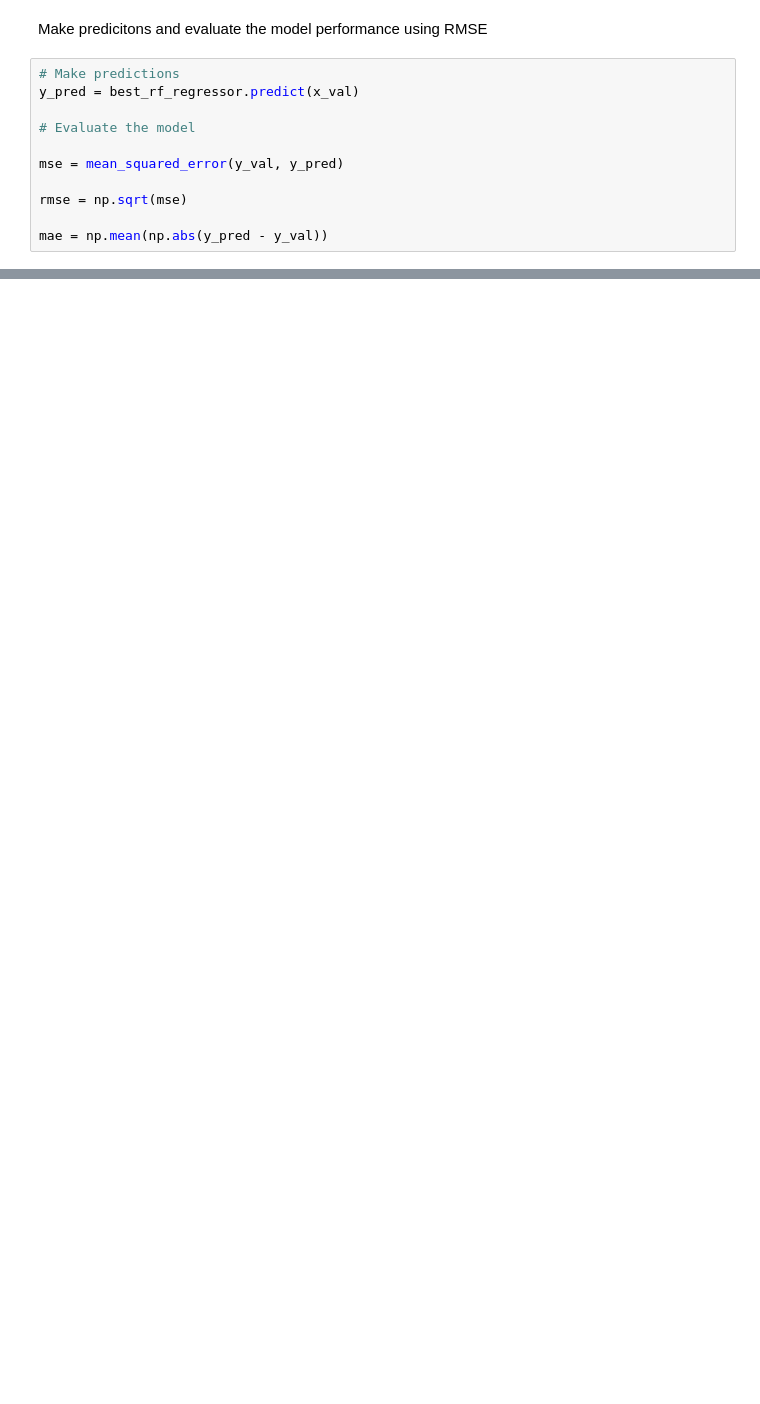
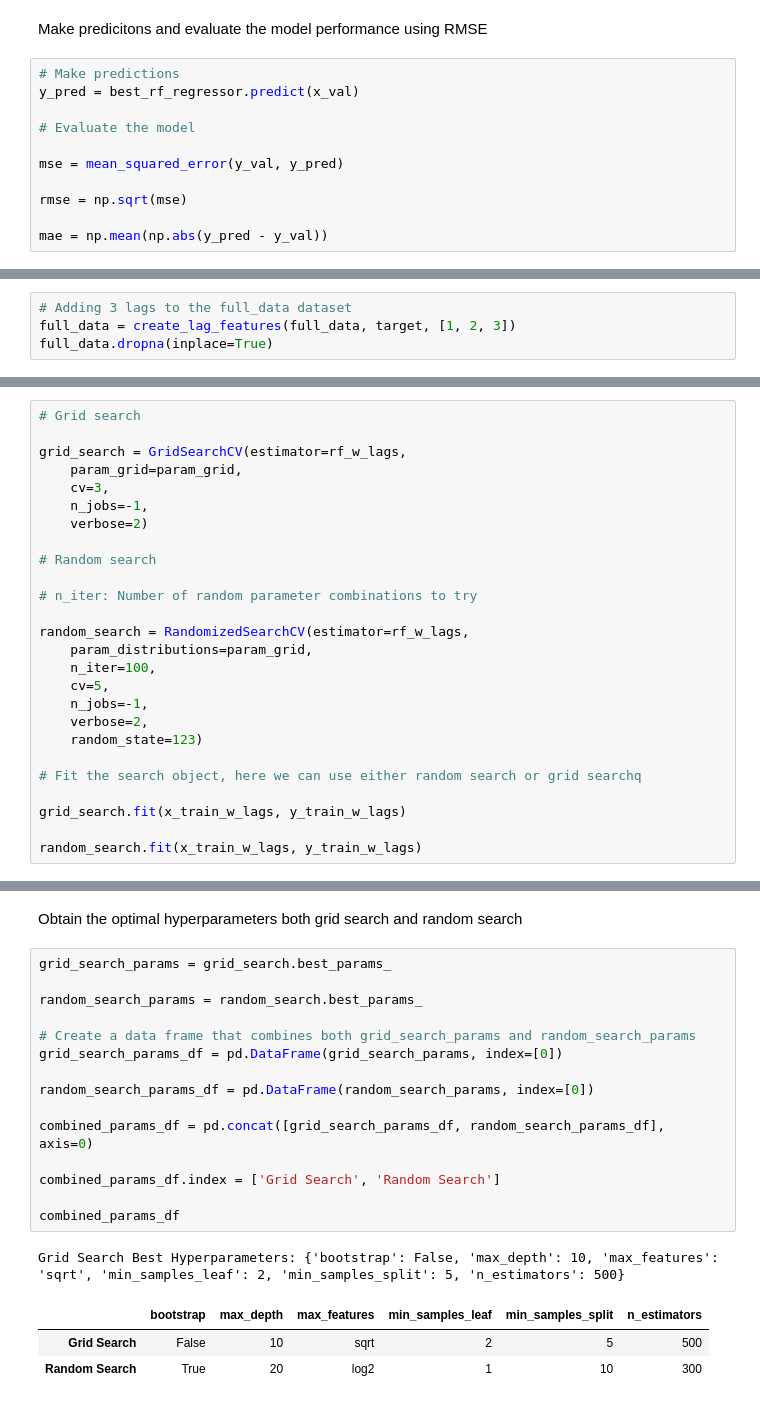
Before and after one commit to namtran6701/Inflation_Prediction, a Jupyter notebook: project_3.ipynb, the cells around one changed output, grey strips where cells are left out. Saved outputs shown, nothing was run; the diff lists cells and outputs as text; blank space fills up the shorter version.

```diff
--- a/project_3.ipynb
+++ b/project_3.ipynb
@@ -699,0 +1001,4 @@ plt.show()
+# %%
+# Adding 3 lags to the full_data dataset
+full_data = create_lag_features(full_data, target, [1, 2, 3])
+full_data.dropna(inplace=True)
@@ -699,0 +1031,26 @@ plt.show()
+# %%
+# Grid search
+
+grid_search = GridSearchCV(estimator=rf_w_lags,
+    param_grid=param_grid,
+    cv=3,
+    n_jobs=-1,
+    verbose=2)
+
+# Random search
+
+# n_iter: Number of random parameter combinations to try
+
+random_search = RandomizedSearchCV(estimator=rf_w_lags,
+    param_distributions=param_grid,
+    n_iter=100,
+    cv=5,
+    n_jobs=-1,
+    verbose=2,
+    random_state=123)
+
+# Fit the search object, here we can use either random search or grid searchq
+
+grid_search.fit(x_train_w_lags, y_train_w_lags)
+
+random_search.fit(x_train_w_lags, y_train_w_lags)
@@ -699,0 +1070,22 @@ plt.show()
+# %% [markdown]
+Obtain the optimal hyperparameters both grid search and random search
+# %%
+grid_search_params = grid_search.best_params_
+
+random_search_params = random_search.best_params_
+
+# Create a data frame that combines both grid_search_params and random_search_params
+grid_search_params_df = pd.DataFrame(grid_search_params, index=[0])
+
+random_search_params_df = pd.DataFrame(random_search_params, index=[0])
+
+combined_params_df = pd.concat([grid_search_params_df, random_search_params_df], axis=0)
+
+combined_params_df.index = ['Grid Search', 'Random Search']
+
+combined_params_df
+# %% [output]
+Grid Search Best Hyperparameters: {'bootstrap': False, 'max_depth': 10, 'max_features': 'sqrt', 'min_samples_leaf': 2, 'min_samples_split': 5, 'n_estimators': 500}
+|  | bootstrap | max_depth | max_features | min_samples_leaf | min_samples_split | n_estimators |
+| Grid Search | False | 10 | sqrt | 2 | 5 | 500 |
+| Random Search | True | 20 | log2 | 1 | 10 | 300 |
```
Also changed, not shown: parts of 53 cells of this notebook.
